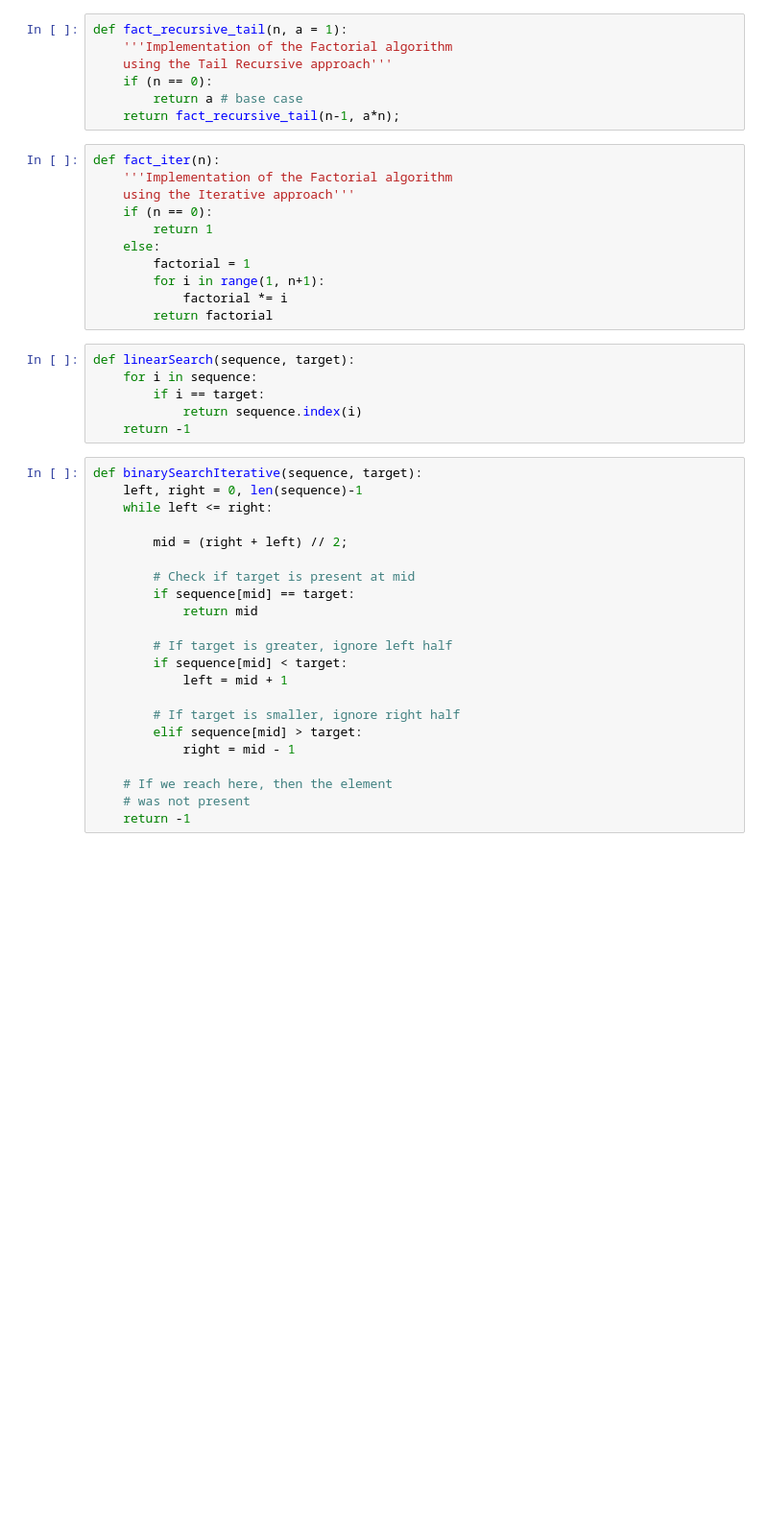
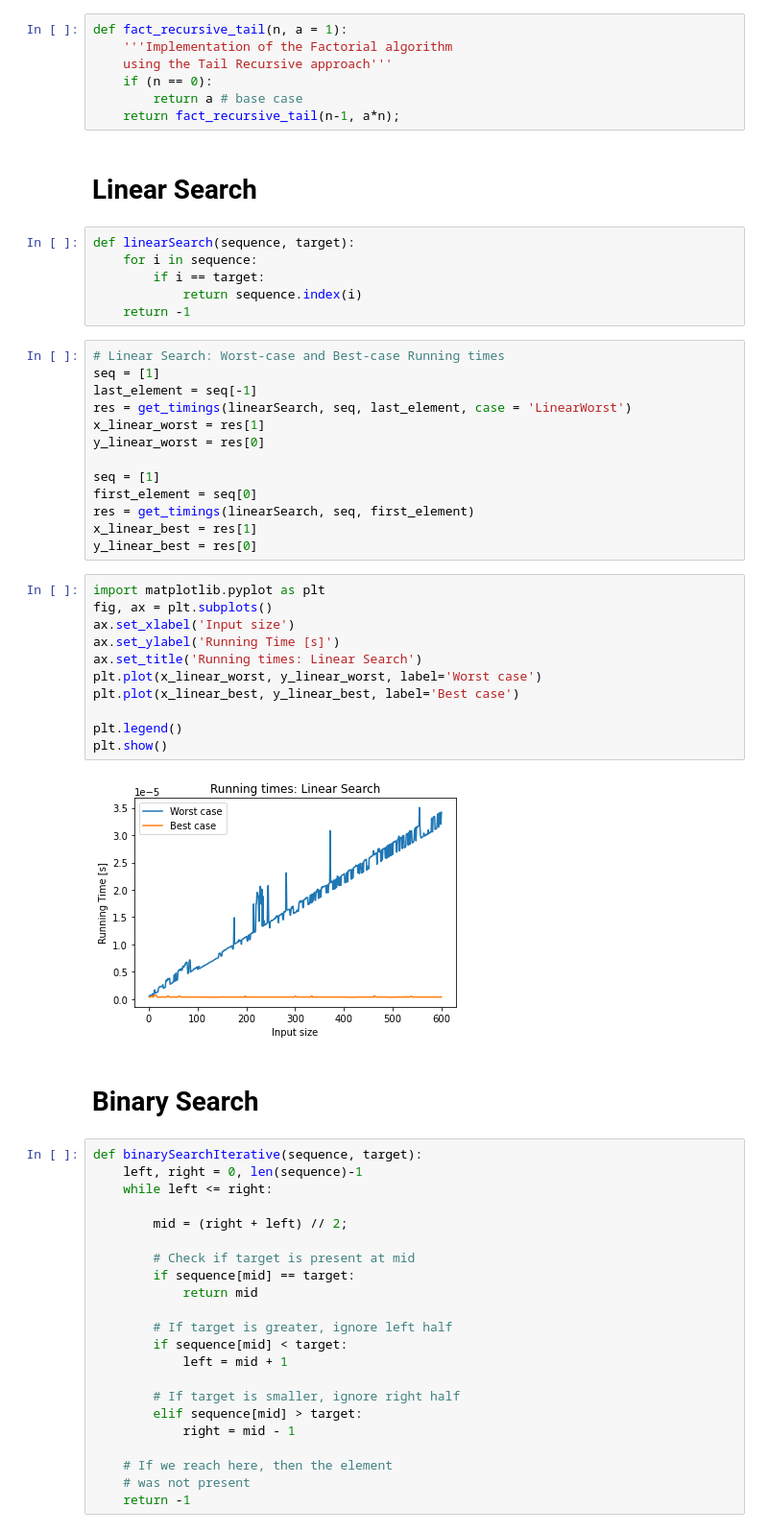
Before and after one commit to stephoneill/DS-Algs-assignmt1, a Jupyter notebook: Assignment1-Version2.ipynb, the cells around one changed output. Shown at 96% size. Saved outputs shown, nothing was run; the diff lists cells and outputs as text; blank space fills up the shorter version.

Commit message:
linear and binary working welllll

```diff
--- a/Assignment1-Version2.ipynb
+++ b/Assignment1-Version2.ipynb
@@ -14,23 +63,42 @@ def fact_recursive_tail(n, a = 1):
     if (n == 0):
         return a # base case
     return fact_recursive_tail(n-1, a*n);
-# %%
-def fact_iter(n):
-    '''Implementation of the Factorial algorithm
-    using the Iterative approach'''
-    if (n == 0):
-        return 1
-    else:
-        factorial = 1
-        for i in range(1, n+1):
-            factorial *= i
-        return factorial
+# %% [markdown]
+# Linear Search
 # %%
 def linearSearch(sequence, target):
     for i in sequence:
         if i == target:
             return sequence.index(i)
     return -1
+# %%
+# Linear Search: Worst-case and Best-case Running times
+seq = [1]
+last_element = seq[-1]
+res = get_timings(linearSearch, seq, last_element, case = 'LinearWorst')
+x_linear_worst = res[1]
+y_linear_worst = res[0]
+
+seq = [1]
+first_element = seq[0]
+res = get_timings(linearSearch, seq, first_element)
+x_linear_best = res[1]
+y_linear_best = res[0]
+# %%
+import matplotlib.pyplot as plt
+fig, ax = plt.subplots()
+ax.set_xlabel('Input size')
+ax.set_ylabel('Running Time [s]')
+ax.set_title('Running times: Linear Search')
+plt.plot(x_linear_worst, y_linear_worst, label='Worst case')
+plt.plot(x_linear_best, y_linear_best, label='Best case')
+
+plt.legend()
+plt.show()
+# %% [output]
+[figure, added]
+# %% [markdown]
+# Binary Search
 # %%
 def binarySearchIterative(sequence, target):
     left, right = 0, len(sequence)-1
```
Also changed, not shown: parts of 5 cells of this notebook.
